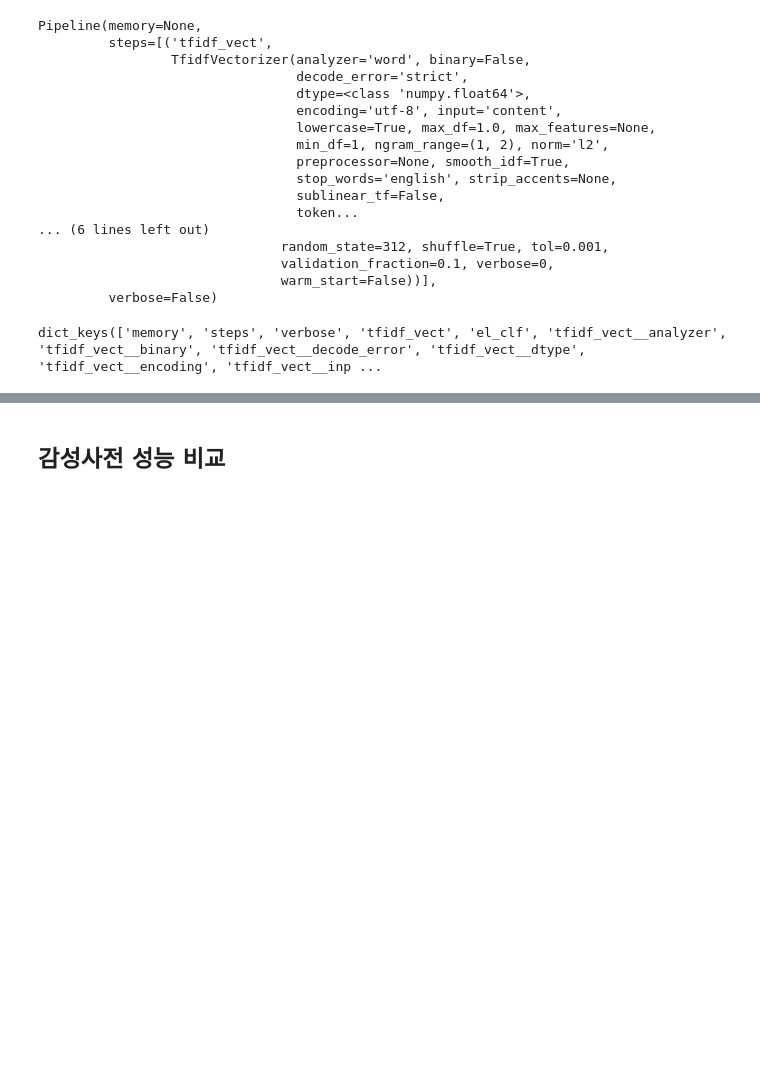
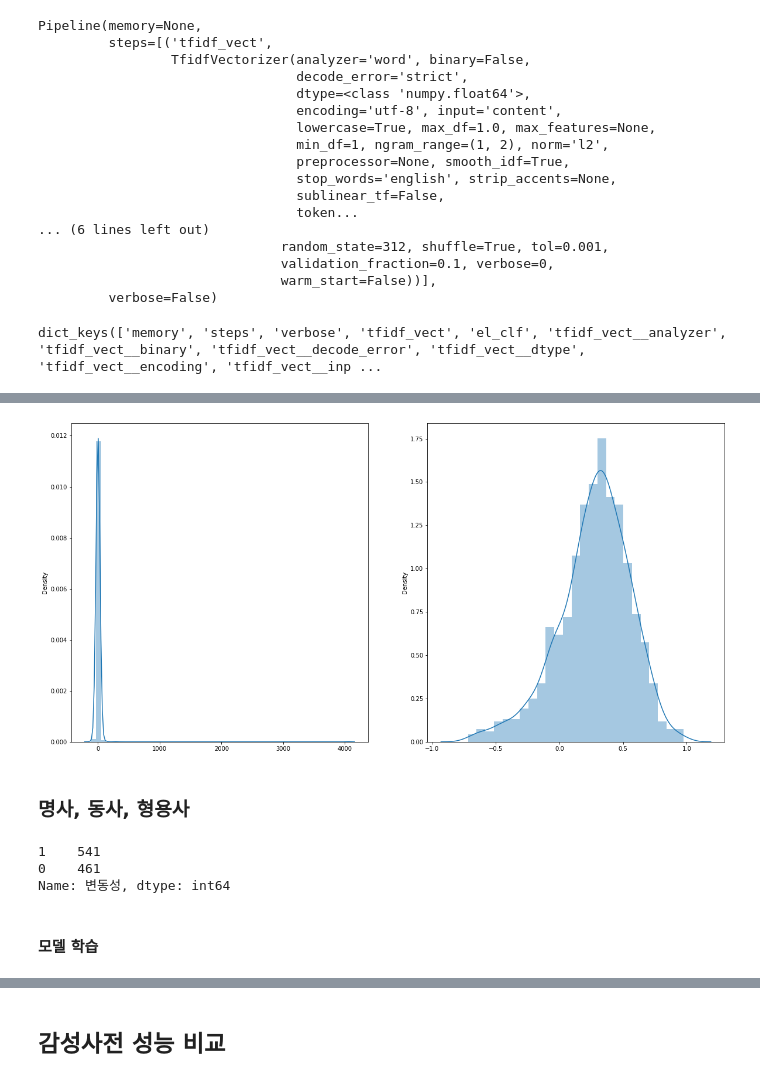
Before and after one commit to jej0312/bitcoin_volatility, a Jupyter notebook: Codes/Text/Text_preprocessing_news.ipynb, the cells around one changed output, grey strips where cells are left out. Drawn from its saved outputs; the diff is of its cells as text; code cells hidden in the pictures; blank space fills up the shorter version.

```diff
--- a/Codes/Text/Text_preprocessing_news.ipynb
+++ b/Codes/Text/Text_preprocessing_news.ipynb
@@ -1197,0 +1030,20 @@ sentiment_words = {'positive': list(coef[coef > 0].index),
+# %%
+method = 'score'
+sen_score = cal_score(df['nouns'], coef, method=method)
+
+with open('news_'+pos+'_sen_score_'+method+'.pkl', 'wb') as f:
+    pickle.dump(sen_score, f)
+# %% [output]
+[figure, added]
+# %% [markdown]
+### 명사, 동사, 형용사
+# %%
+pos = 'all'
+print(df['변동성'].value_counts())
+df = pd.read_csv('news_'+pos+'_text_pos_tagged.csv')
+# %% [output]
+1    541
+0    461
+Name: 변동성, dtype: int64
+# %% [markdown]
+#### 모델 학습
```
Also changed, not shown: parts of 108 cells of this notebook, 49 other files.
